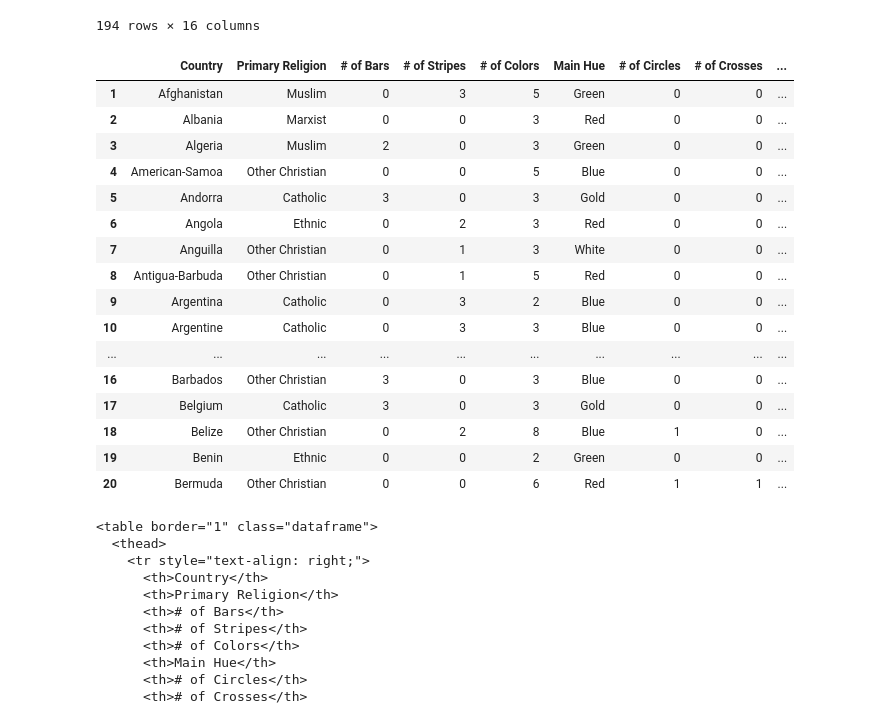
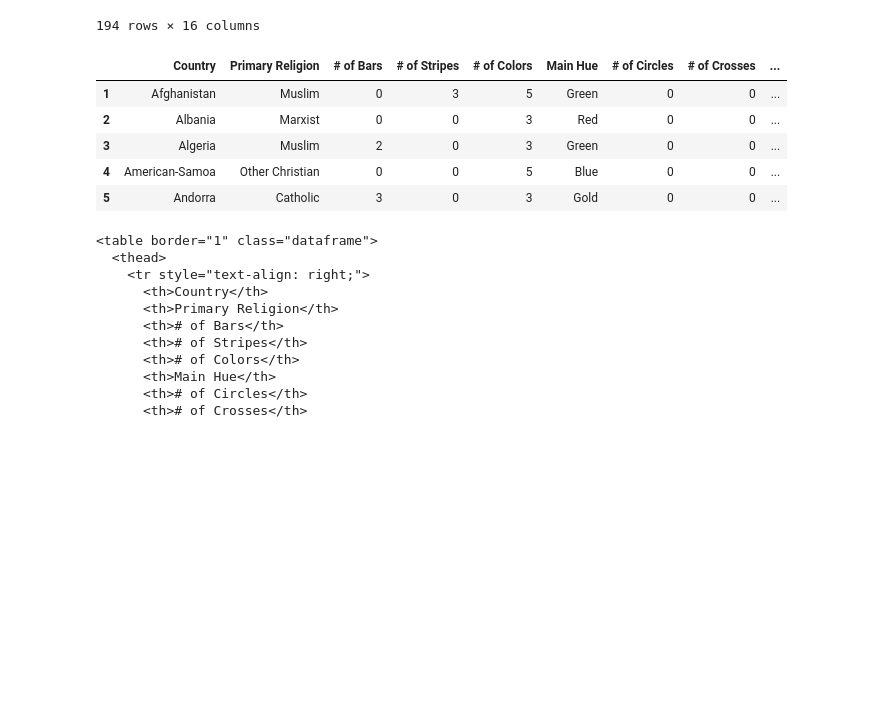
Before and after one commit to zpoeschl/flags_and_religion, a Jupyter notebook: static/data/create_table.ipynb, the cells around one changed output. Saved outputs shown, nothing was run; the diff lists cells and outputs as text; code cells hidden in the pictures; blank space fills up the shorter version.

```diff
--- a/static/data/create_table.ipynb
+++ b/static/data/create_table.ipynb
@@ -42,45 +42,34 @@ flags_df['Primary Religion'].loc[(flags_df['Primary Religion'] == '4')] = 'Hindu
 flags_df['Primary Religion'].loc[(flags_df['Primary Religion'] == '5')] = 'Ethnic'
 flags_df['Primary Religion'].loc[(flags_df['Primary Religion'] == '6')] = 'Marxist'
 flags_df['Primary Religion'].loc[(flags_df['Primary Religion'] == '7')] = 'Other'
 
 # update columns 1/0 to be T/F
 flags_df['Crescent'].loc[(flags_df['Crescent'] == '0')] = 'False'
 flags_df['Crescent'].loc[(flags_df['Crescent'] == '1')] = 'True'
 
 flags_df['Triangle'].loc[(flags_df['Triangle'] == '0')] = 'False'
 flags_df['Triangle'].loc[(flags_df['Triangle'] == '1')] = 'True'
 
 flags_df['Icon'].loc[(flags_df['Icon'] == '0')] = 'False'
 flags_df['Icon'].loc[(flags_df['Icon'] == '1')] = 'True'
 
 flags_df['Animate'].loc[(flags_df['Animate'] == '0')] = 'False'
 flags_df['Animate'].loc[(flags_df['Animate'] == '1')] = 'True'
 
 flags_df['Text'].loc[(flags_df['Text'] == '0')] = 'False'
 flags_df['Text'].loc[(flags_df['Text'] == '1')] = 'True'
 
 # reformat final two columns to be capital case
 flags_df['Main Hue'] = flags_df['Main Hue'].str.capitalize()
 
-flags_df.head(20)
+flags_df.head(5)
 # %% [output]
 |  | Country | Primary Religion | # of Bars | # of Stripes | # of Colors | Main Hue | # of Circles | # of Crosses | ... |
 | 1 | Afghanistan | Muslim | 0 | 3 | 5 | Green | 0 | 0 | ... |
 | 2 | Albania | Marxist | 0 | 0 | 3 | Red | 0 | 0 | ... |
 | 3 | Algeria | Muslim | 2 | 0 | 3 | Green | 0 | 0 | ... |
 | 4 | American-Samoa | Other Christian | 0 | 0 | 5 | Blue | 0 | 0 | ... |
 | 5 | Andorra | Catholic | 3 | 0 | 3 | Gold | 0 | 0 | ... |
-| 6 | Angola | Ethnic | 0 | 2 | 3 | Red | 0 | 0 | ... |
-| 7 | Anguilla | Other Christian | 0 | 1 | 3 | White | 0 | 0 | ... |
-| 8 | Antigua-Barbuda | Other Christian | 0 | 1 | 5 | Red | 0 | 0 | ... |
-| 9 | Argentina | Catholic | 0 | 3 | 2 | Blue | 0 | 0 | ... |
-| 10 | Argentine | Catholic | 0 | 3 | 3 | Blue | 0 | 0 | ... |
-| ... | ... | ... | ... | ... | ... | ... | ... | ... | ... |
-| 16 | Barbados | Other Christian | 3 | 0 | 3 | Blue | 0 | 0 | ... |
-| 17 | Belgium | Catholic | 3 | 0 | 3 | Gold | 0 | 0 | ... |
-| 18 | Belize | Other Christian | 0 | 2 | 8 | Blue | 1 | 0 | ... |
-| 19 | Benin | Ethnic | 0 | 0 | 2 | Green | 0 | 0 | ... |
-| 20 | Bermuda | Other Christian | 0 | 0 | 6 | Red | 1 | 1 | ... |
 # %%
 print(flags_df.to_html(index=False))
 # %% [output]
```
Also changed, not shown: 2 other files.
